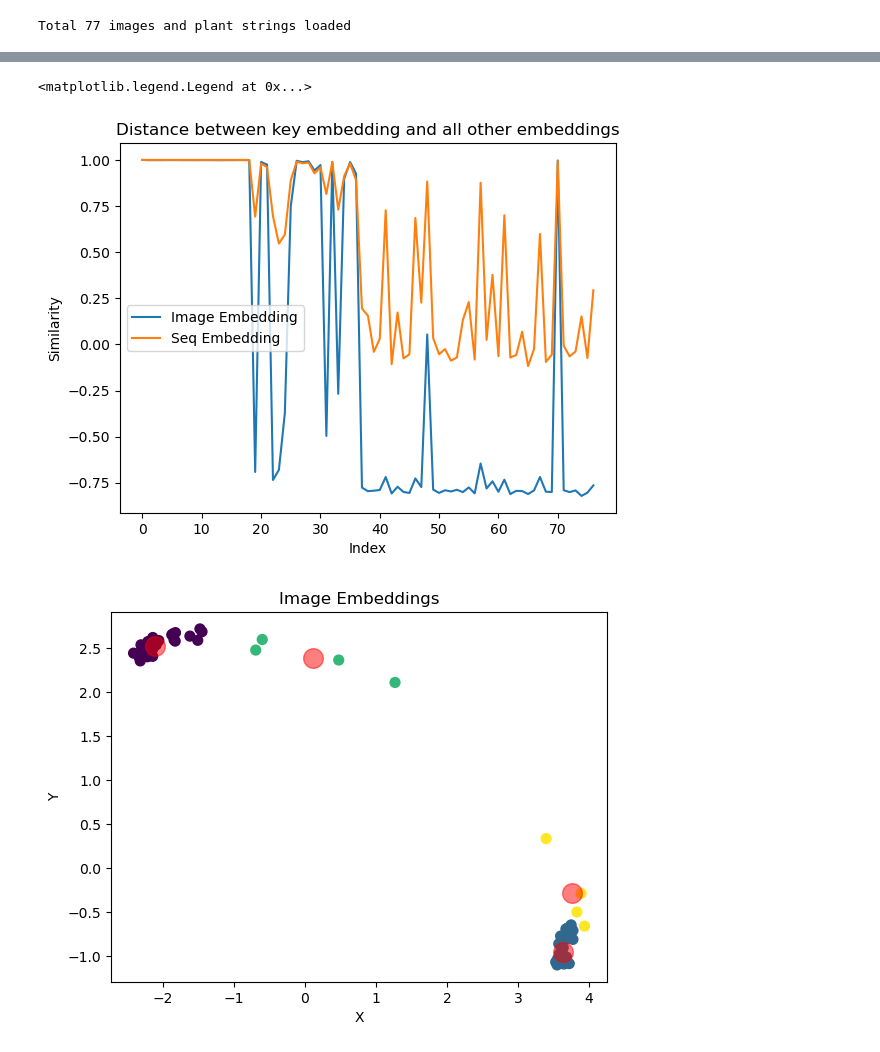
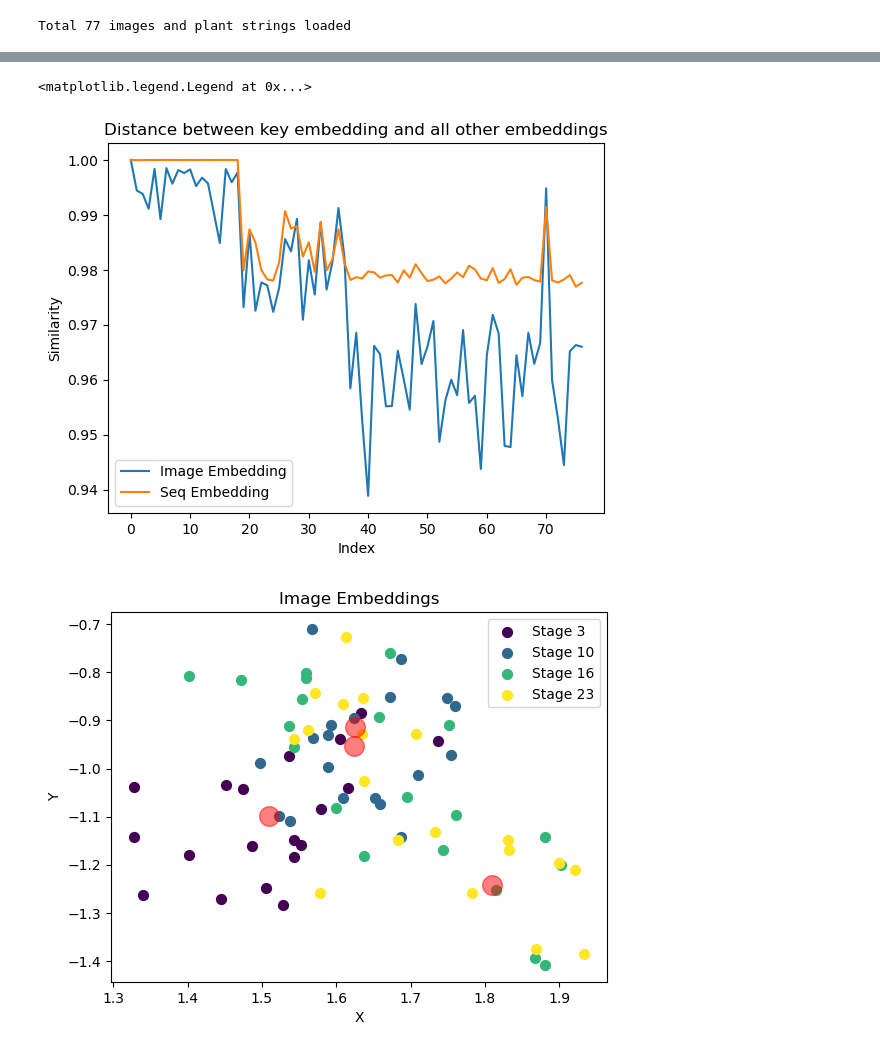
Before and after one commit to GEMINI-Breeding/Image2PlantArchitecture, a Jupyter notebook: src/evaluate.ipynb, the cells around one changed output, grey strips where cells are left out. Drawn from its saved outputs; the diff is of its cells as text; code cells hidden in the pictures.

Commit message:
Checked embedding only traing works

```diff
--- a/src/evaluate.ipynb
+++ b/src/evaluate.ipynb
@@ -107,7 +107,7 @@ for i in range(n):
 # %%
 from models.plightning import MainModule
 # model = MainModule()
-model = MainModule.load_from_checkpoint("../log/20241022_Test_label_loss/version_16/checkpoints/best_epoch=110.ckpt")
+model = MainModule.load_from_checkpoint("../log/20241023_TotalLoss_SubsetData/version_7/checkpoints/best_epoch=10.ckpt")
 model = model.to(device)
 model.eval()
 # model.freeze()
@@ -148,10 +148,15 @@ gen_dataloader = DataLoader(test_dataset, batch_size=1, shuffle=False, collate_f
 model.eval()
 img_emb_total = []
 seq_emb_total = []
+growth_stages = []
 for idx, (image, out, lengths) in enumerate(tqdm(gen_dataloader)):
     if image.dim() == 3:
         image = image.unsqueeze(0)
-
+    # Get image name
+    file_name = test_dataset.image_paths[idx]
+    # Get growth stage
+    growth_stage = file_name.split('_')[2]
+    growth_stages.append(growth_stage)
     #print(test_dataset.image_paths[idx])
     # print("Ground truth")
     # print(test_dataset.plant_string_raw)
@@ -168,7 +173,7 @@ for idx, (image, out, lengths) in enumerate(tqdm(gen_dataloader)):
     with torch.no_grad():
 
         # Check embeddings
-        img_emb = model.image_encoder(image)[:,0,:]
+        img_emb = model.get_image_embedding(image)
         y_expected = out[:, 1:]
         #y_expected = out2[:, 1:]
         label = y_expected[:, :, 0].long()
@@ -389,23 +395,39 @@ plt.title("Distance between key embedding and all other embeddings")
 plt.legend(["Image Embedding", "Seq Embedding"])
 # %% [output]
 <matplotlib.legend.Legend at 0x...>
-[figure, old version]
+[figure, new version]
 # %%
 # Cluster the images based on the image embeddings
 from sklearn.cluster import KMeans
 
 # Cluster the image embeddings
 kmeans = KMeans(n_clusters=4, random_state=0).fit(img_emb_total_array)
 
 # Get the cluster labels
-cluster_labels = kmeans.labels_
+if 0:
+    cluster_labels = kmeans.labels_
+else:
+    # Convert growth stages to colors
+    growth_stages = np.array(growth_stages)
+    growth_stages = growth_stages.astype(int)
+    cluster_labels = growth_stages
 
 # Plot the clusters
-plt.scatter(img_emb_total_array[:, 0], img_emb_total_array[:, 1], c=cluster_labels, s=50, cmap='viridis')
+# plt.figure(figsize=(10, 8))
+unique_labels = np.unique(cluster_labels)
+colors = plt.cm.viridis(np.linspace(0, 1, len(unique_labels)))
+
+# Plot the clusters
+for label, color in zip(unique_labels, colors):
+    plt.scatter(img_emb_total_array[cluster_labels == label, 0], img_emb_total_array[cluster_labels == label, 1],
+                c=[color], label=f'Stage {label}', s=50)
+
 plt.scatter(kmeans.cluster_centers_[:, 0], kmeans.cluster_centers_[:, 1], c='red', s=200, alpha=0.5)
 plt.xlabel("X")
 plt.ylabel("Y")
 plt.title("Image Embeddings")
+plt.legend()
+# Put legend for growth stages
 plt.show()
 # %% [output]
-[figure, old version]
+[figure, new version]
```
Also changed, not shown: parts of 11 cells of this notebook, 4 other files.
